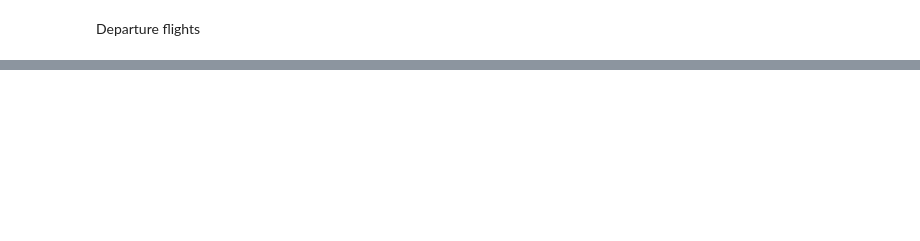
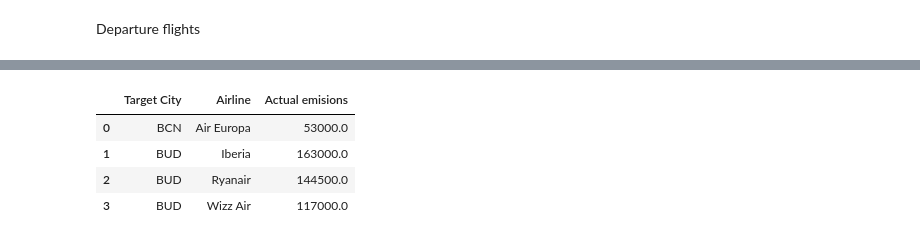
Before and after one commit to SupernovaIa/Proyecto3-Explorando-Viajes, a Jupyter notebook: notebook/flights.ipynb, the cells around one changed output, grey strips where cells are left out. Drawn from its saved outputs; the diff is of its cells as text; code cells hidden in the pictures; blank space fills up the shorter version.

```diff
--- a/notebook/flights.ipynb
+++ b/notebook/flights.ipynb
@@ -74,0 +136,10 @@ df_final = pd.concat([df_departures, df_returns])
+# %%
+df_airlines = df_final.groupby(['Target City','Airline'])['Actual emisions'].mean().reset_index()
+# %%
+df_airlines
+# %% [output]
+|  | Target City | Airline | Actual emisions |
+| 0 | BCN | Air Europa | 53000.0 |
+| 1 | BUD | Iberia | 163000.0 |
+| 2 | BUD | Ryanair | 144500.0 |
+| 3 | BUD | Wizz Air | 117000.0 |
```
Also changed, not shown: parts of 19 cells of this notebook, 2 other files.
